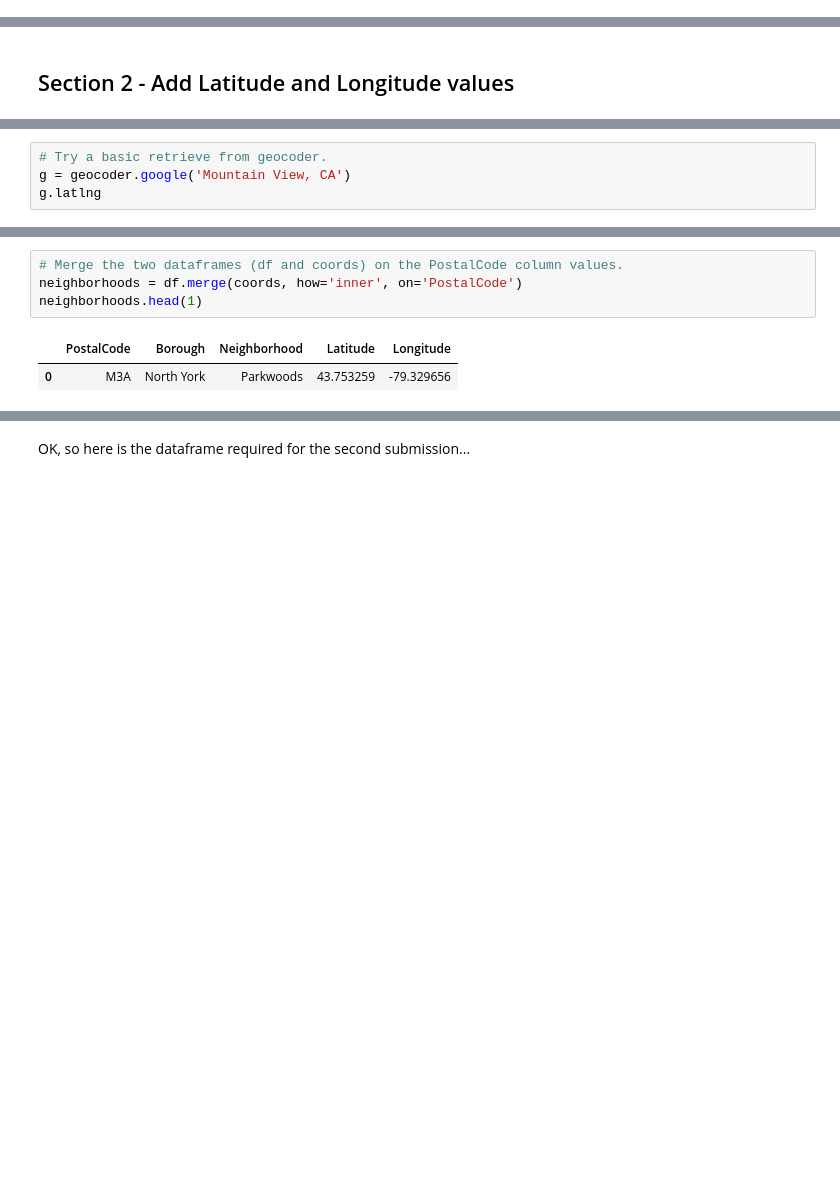
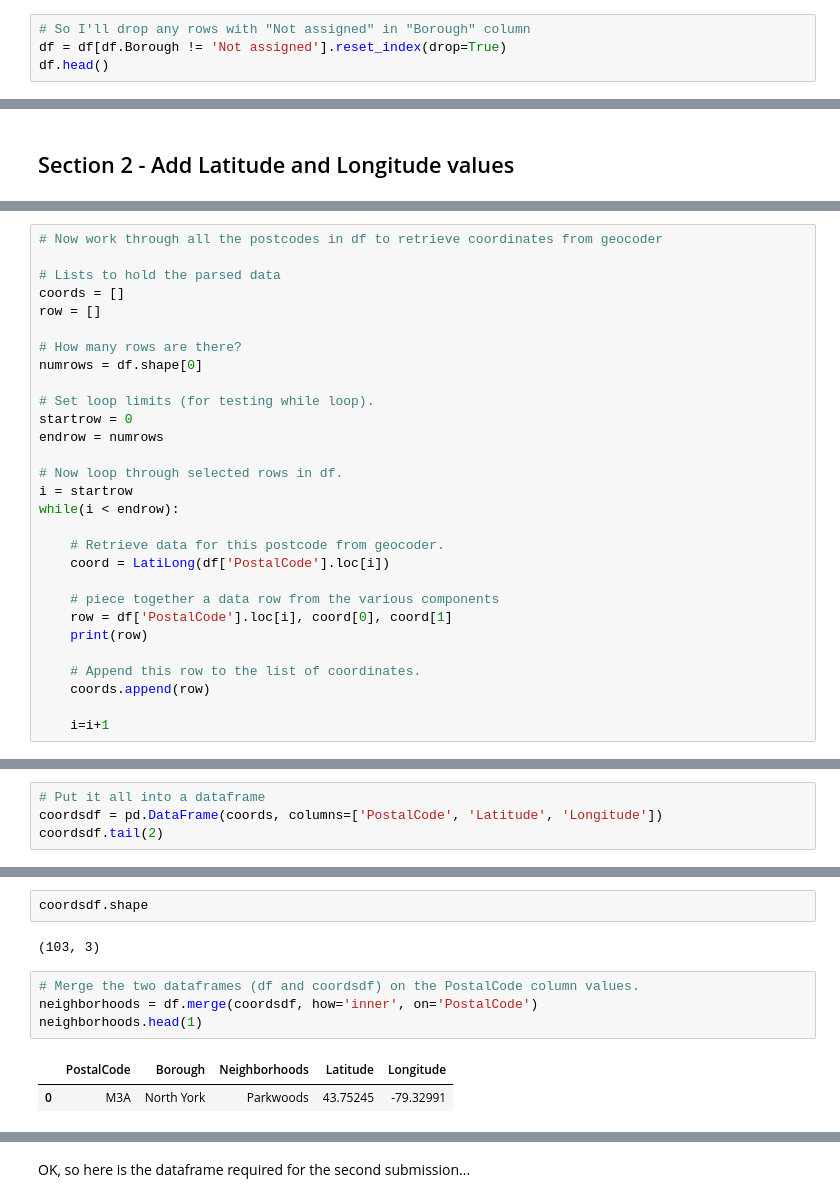
Before and after one commit to richardwilliams23/Coursera_Capstone, a Jupyter notebook: Clustering-Toronto-Neighborhoods.ipynb, the cells around one changed output, grey strips where cells are left out. Saved outputs shown, nothing was run; the diff lists cells and outputs as text; blank space fills up the shorter version.

Commit message:
with geocoder working

```diff
--- a/Clustering-Toronto-Neighborhoods.ipynb
+++ b/Clustering-Toronto-Neighborhoods.ipynb
@@ -41,0 +51,4 @@ df.shape
+# %%
+# So I'll drop any rows with "Not assigned" in "Borough" column
+df = df[df.Borough != 'Not assigned'].reset_index(drop=True)
+df.head()
@@ -108,4 +118,0 @@ import geocoder
-# %%
-# Try a basic retrieve from geocoder.
-g = geocoder.google('Mountain View, CA')
-g.latlng
@@ -129,0 +133,29 @@ Index(['PostalCode', 'Latitude', 'Longitude'], dtype='object')
+# %%
+# Now work through all the postcodes in df to retrieve coordinates from geocoder
+
+# Lists to hold the parsed data
+coords = []
+row = []
+
+# How many rows are there?
+numrows = df.shape[0]
+
+# Set loop limits (for testing while loop).
+startrow = 0
+endrow = numrows
+
+# Now loop through selected rows in df.
+i = startrow
+while(i < endrow):
+
+    # Retrieve data for this postcode from geocoder.
+    coord = LatiLong(df['PostalCode'].loc[i])
+
+    # piece together a data row from the various components
+    row = df['PostalCode'].loc[i], coord[0], coord[1]
+    print(row)
+
+    # Append this row to the list of coordinates.
+    coords.append(row)
+
+    i=i+1
@@ -129,0 +180,4 @@ Index(['PostalCode', 'Latitude', 'Longitude'], dtype='object')
+# %%
+# Put it all into a dataframe
+coordsdf = pd.DataFrame(coords, columns=['PostalCode', 'Latitude', 'Longitude'])
+coordsdf.tail(2)
@@ -130,10 +195,14 @@ Index(['PostalCode', 'Latitude', 'Longitude'], dtype='object')
+# %%
+coordsdf.shape
+# %% [output]
+(103, 3)
 # %%
-# Merge the two dataframes (df and coords) on the PostalCode column values.
-neighborhoods = df.merge(coords, how='inner', on='PostalCode')
+# Merge the two dataframes (df and coordsdf) on the PostalCode column values.
+neighborhoods = df.merge(coordsdf, how='inner', on='PostalCode')
 neighborhoods.head(1)
 # %% [output]
-|  | PostalCode | Borough | Neighborhood | Latitude | Longitude |
-| 0 | M3A | North York | Parkwoods | 43.753259 | -79.329656 |
+|  | PostalCode | Borough | Neighborhoods | Latitude | Longitude |
+| 0 | M3A | North York | Parkwoods | 43.75245 | -79.32991 |
 # %%
 # Do a random sample to check that the merge is ok (the latlong values are the same for one sample).
 print( neighborhoods[neighborhoods["PostalCode"] == 'M3A'] )
```
Also changed, not shown: parts of 29 cells of this notebook.
